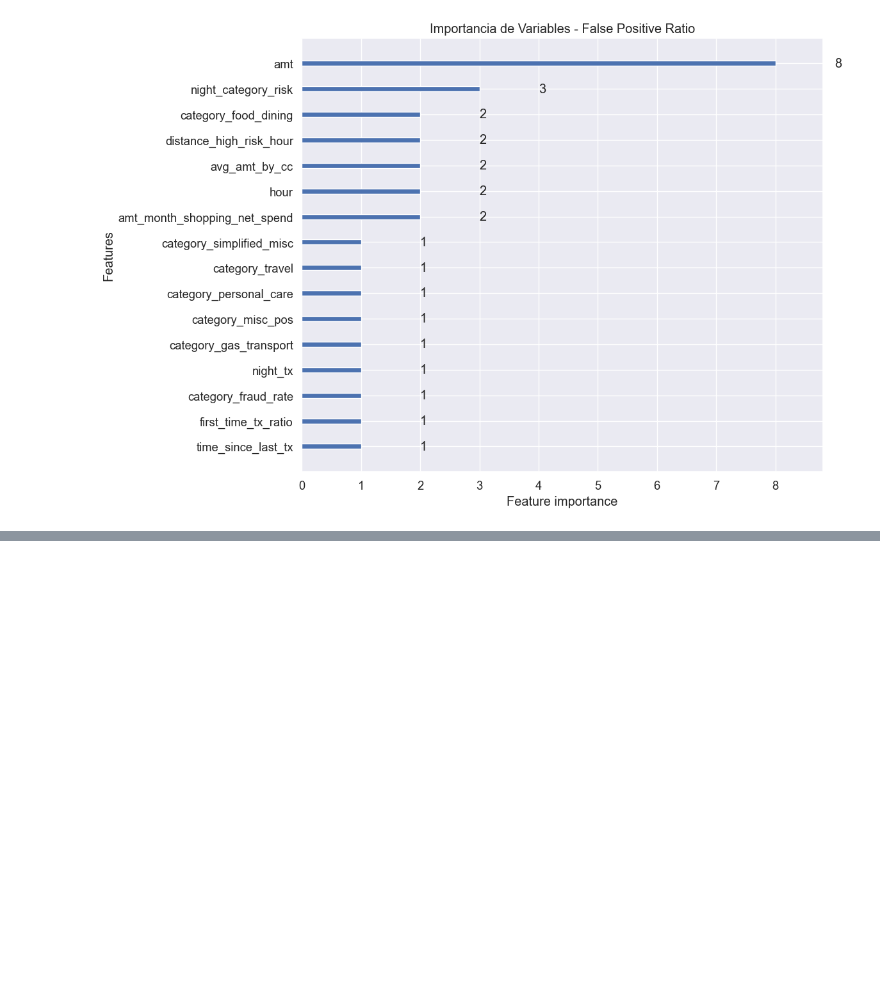
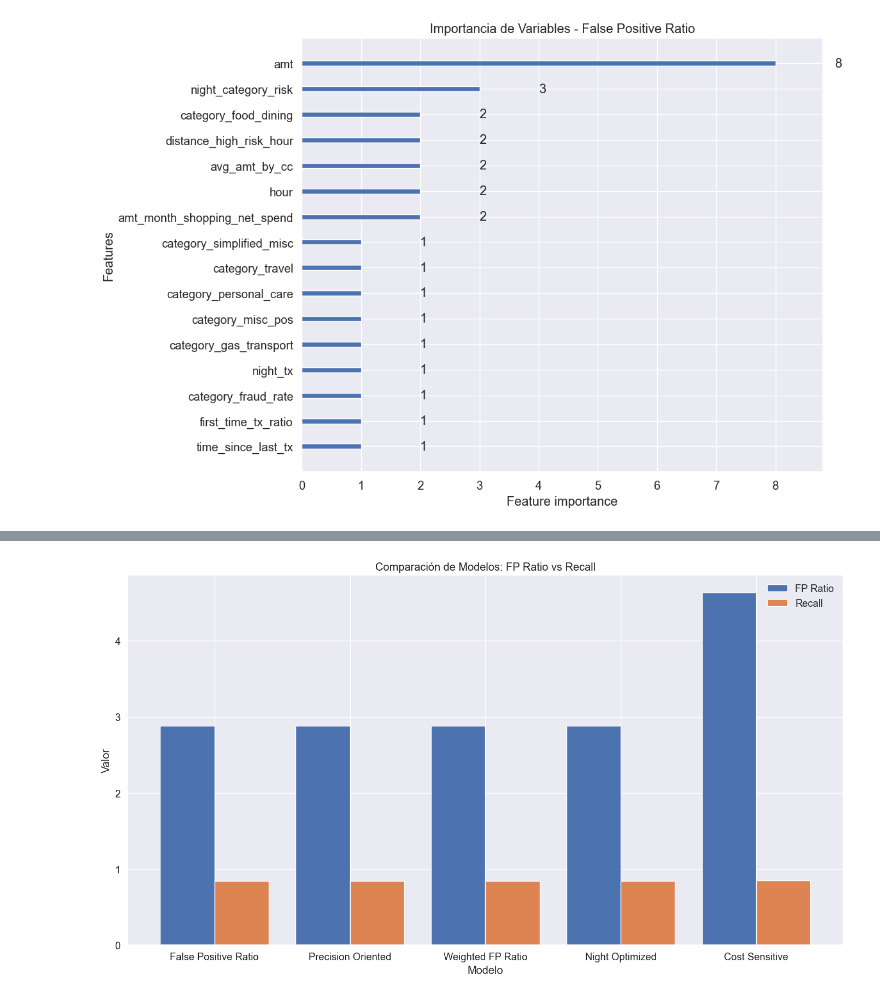
Before and after one commit to FerEsq/SDS-Project, a Jupyter notebook: model.ipynb, the cells around one changed output, grey strips where cells are left out. Drawn from its saved outputs; the diff is of its cells as text; code cells hidden in the pictures; blank space fills up the shorter version.

Commit message:
[feat] optimization function

```diff
--- a/model.ipynb
+++ b/model.ipynb
@@ -597,0 +718,13 @@ plt.show()
+# %%
+# Lista para almacenar modelos y resultados
+models = []
+results = []
+# %%
+# Lista de funciones de evaluación para probar
+feval_functions = [
+    ('False Positive Ratio', false_positive_ratio_feval),
+    ('Precision Oriented', precision_oriented_feval),
+    ('Weighted FP Ratio', weighted_fp_ratio_feval),
+    ('Cost Sensitive', cost_sensitive_feval),
+    ('Night Optimized', night_optimized_feval)
+]
@@ -597,0 +853,6 @@ plt.show()
+# %%
+#Crear DataFrame para comparar resultados
+results_df = pd.DataFrame(results)
+# %%
+#Ordenar por la métrica objetivo (FP ratio) en test
+results_df = results_df.sort_values('test_fp_ratio')
@@ -597,0 +879,19 @@ plt.show()
+# %%
+#Graficar comparación de modelos
+plt.figure(figsize=(14, 8))
+bar_width = 0.4
+index = np.arange(len(results_df))
+
+plt.bar(index, results_df['test_fp_ratio'], bar_width, label='FP Ratio')
+plt.bar(index + bar_width, results_df['test_recall'], bar_width, label='Recall')
+
+plt.xlabel('Modelo')
+plt.ylabel('Valor')
+plt.title('Comparación de Modelos: FP Ratio vs Recall')
+plt.xticks(index + bar_width / 2, results_df['name'])
+plt.legend()
+plt.tight_layout()
+plt.savefig('comparison_models.png')
+plt.show()
+# %% [output]
+[figure, added]
```
Also changed, not shown: parts of 19 cells of this notebook, 9 other files.
